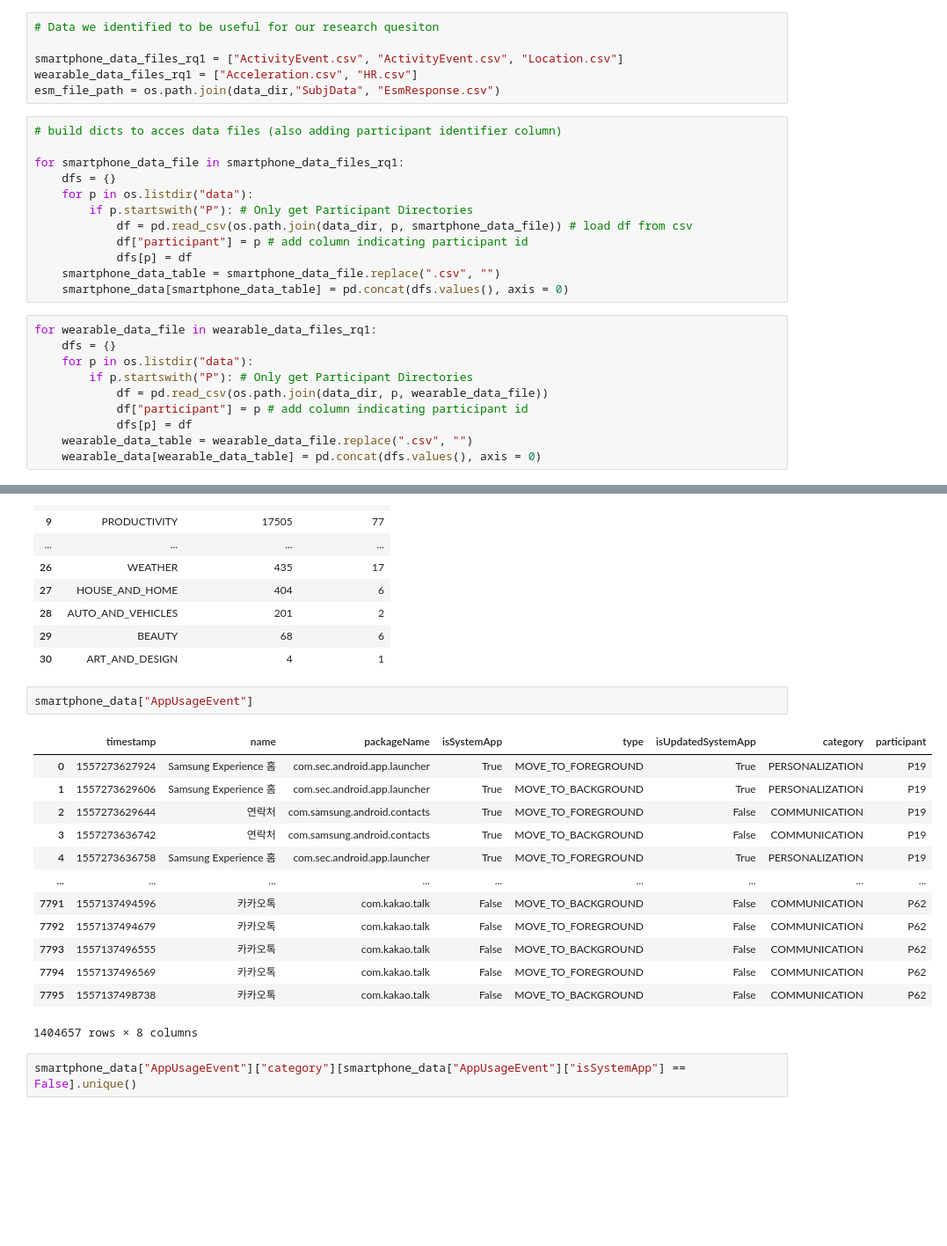
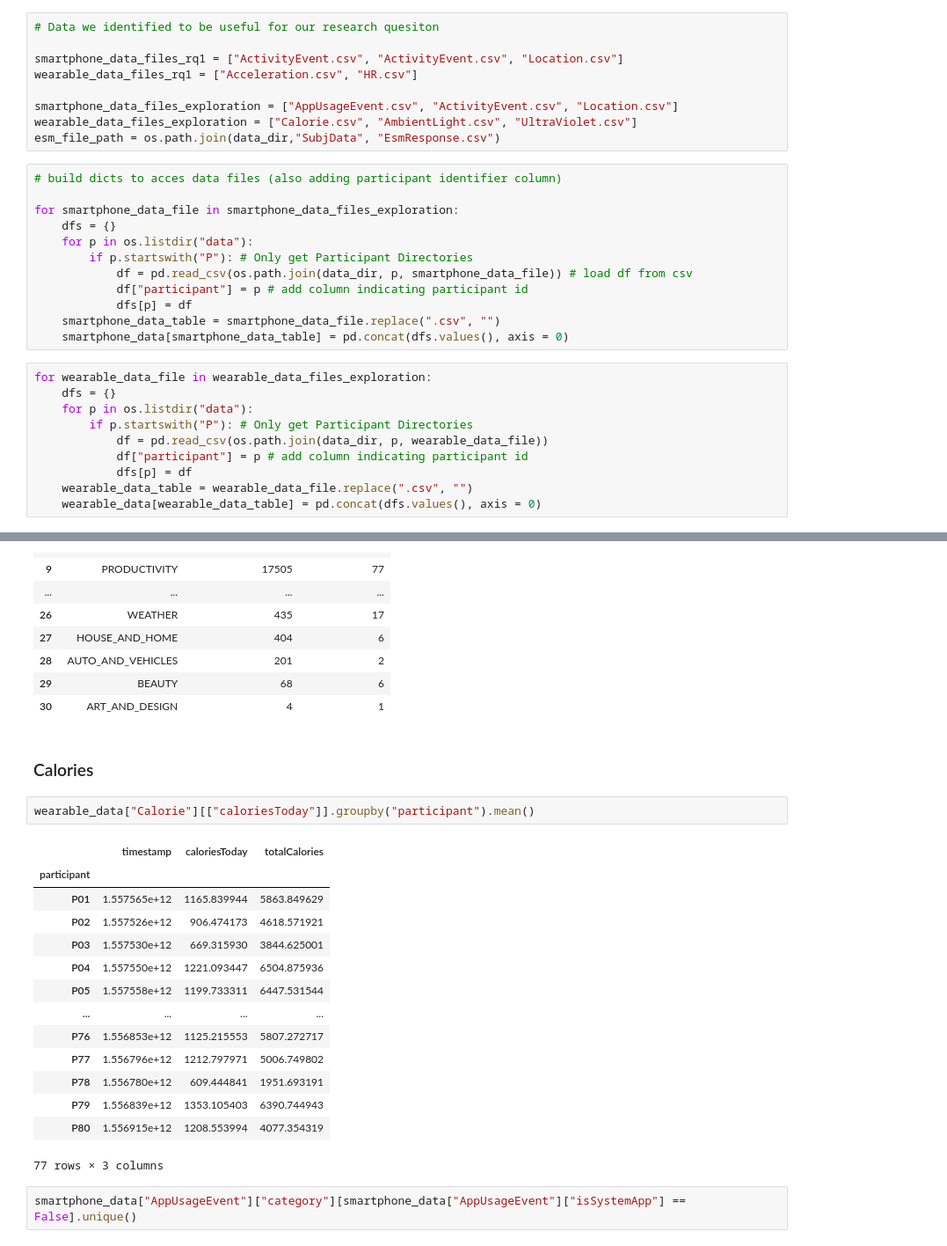
Before and after one commit to mauro-vb/quantitative-methods-analysis-project, a Jupyter notebook: data_exploration.ipynb, the cells around one changed output, grey strips where cells are left out. Shown: that part at 88% size. Saved outputs shown, nothing was run; the diff lists cells and outputs as text; blank space fills up the shorter version.

```diff
--- a/data_exploration.ipynb
+++ b/data_exploration.ipynb
@@ -44,11 +44,14 @@ After a first look at the existing literature on the topic we found that there i
 
 smartphone_data_files_rq1 = ["ActivityEvent.csv", "ActivityEvent.csv", "Location.csv"]
 wearable_data_files_rq1 = ["Acceleration.csv", "HR.csv"]
+
+smartphone_data_files_exploration = ["AppUsageEvent.csv", "ActivityEvent.csv", "Location.csv"]
+wearable_data_files_exploration = ["Calorie.csv", "AmbientLight.csv", "UltraViolet.csv"]
 esm_file_path = os.path.join(data_dir,"SubjData", "EsmResponse.csv")
 # %%
 # build dicts to acces data files (also adding participant identifier column)
 
-for smartphone_data_file in smartphone_data_files_rq1:
+for smartphone_data_file in smartphone_data_files_exploration:
     dfs = {}
     for p in os.listdir("data"):
         if p.startswith("P"): # Only get Participant Directories
@@ -58,7 +61,7 @@ for smartphone_data_file in smartphone_data_files_rq1:
     smartphone_data_table = smartphone_data_file.replace(".csv", "")
     smartphone_data[smartphone_data_table] = pd.concat(dfs.values(), axis = 0)
 # %%
-for wearable_data_file in wearable_data_files_rq1:
+for wearable_data_file in wearable_data_files_exploration:
     dfs = {}
     for p in os.listdir("data"):
         if p.startswith("P"): # Only get Participant Directories
@@ -101,22 +104,25 @@ category_counts
 | 28 | AUTO_AND_VEHICLES | 201 | 2 |
 | 29 | BEAUTY | 68 | 6 |
 | 30 | ART_AND_DESIGN | 4 | 1 |
+# %% [markdown]
+### Calories
 # %%
-smartphone_data["AppUsageEvent"]
+wearable_data["Calorie"][["caloriesToday"]].groupby("participant").mean()
 # %% [output]
-|  | timestamp | name | packageName | isSystemApp | type | isUpdatedSystemApp | category | participant |
-| 0 | 1557273627924 | Samsung Experience 홈 | com.sec.android.app.launcher | True | MOVE_TO_FOREGROUND | True | PERSONALIZATION | P19 |
-| 1 | 1557273629606 | Samsung Experience 홈 | com.sec.android.app.launcher | True | MOVE_TO_BACKGROUND | True | PERSONALIZATION | P19 |
-| 2 | 1557273629644 | 연락처 | com.samsung.android.contacts | True | MOVE_TO_FOREGROUND | False | COMMUNICATION | P19 |
-| 3 | 1557273636742 | 연락처 | com.samsung.android.contacts | True | MOVE_TO_BACKGROUND | False | COMMUNICATION | P19 |
-| 4 | 1557273636758 | Samsung Experience 홈 | com.sec.android.app.launcher | True | MOVE_TO_FOREGROUND | True | PERSONALIZATION | P19 |
-| ... | ... | ... | ... | ... | ... | ... | ... | ... |
-| 7791 | 1557137494596 | 카카오톡 | com.kakao.talk | False | MOVE_TO_BACKGROUND | False | COMMUNICATION | P62 |
-| 7792 | 1557137494679 | 카카오톡 | com.kakao.talk | False | MOVE_TO_FOREGROUND | False | COMMUNICATION | P62 |
-| 7793 | 1557137496555 | 카카오톡 | com.kakao.talk | False | MOVE_TO_BACKGROUND | False | COMMUNICATION | P62 |
-| 7794 | 1557137496569 | 카카오톡 | com.kakao.talk | False | MOVE_TO_FOREGROUND | False | COMMUNICATION | P62 |
-| 7795 | 1557137498738 | 카카오톡 | com.kakao.talk | False | MOVE_TO_BACKGROUND | False | COMMUNICATION | P62 |
+|  | timestamp | caloriesToday | totalCalories |
+| participant |  |  |  |
+| P01 | 1.557565e+12 | 1165.839944 | 5863.849629 |
+| P02 | 1.557526e+12 | 906.474173 | 4618.571921 |
+| P03 | 1.557530e+12 | 669.315930 | 3844.625001 |
+| P04 | 1.557550e+12 | 1221.093447 | 6504.875936 |
+| P05 | 1.557558e+12 | 1199.733311 | 6447.531544 |
+| ... | ... | ... | ... |
+| P76 | 1.556853e+12 | 1125.215553 | 5807.272717 |
+| P77 | 1.556796e+12 | 1212.797971 | 5006.749802 |
+| P78 | 1.556780e+12 | 609.444841 | 1951.693191 |
+| P79 | 1.556839e+12 | 1353.105403 | 6390.744943 |
+| P80 | 1.556915e+12 | 1208.553994 | 4077.354319 |
-1404657 rows × 8 columns
+77 rows × 3 columns
 # %%
 smartphone_data["AppUsageEvent"]["category"][smartphone_data["AppUsageEvent"]["isSystemApp"] == False].unique()
 # %% [output]
```
Also changed, not shown: parts of 2 cells of this notebook.
